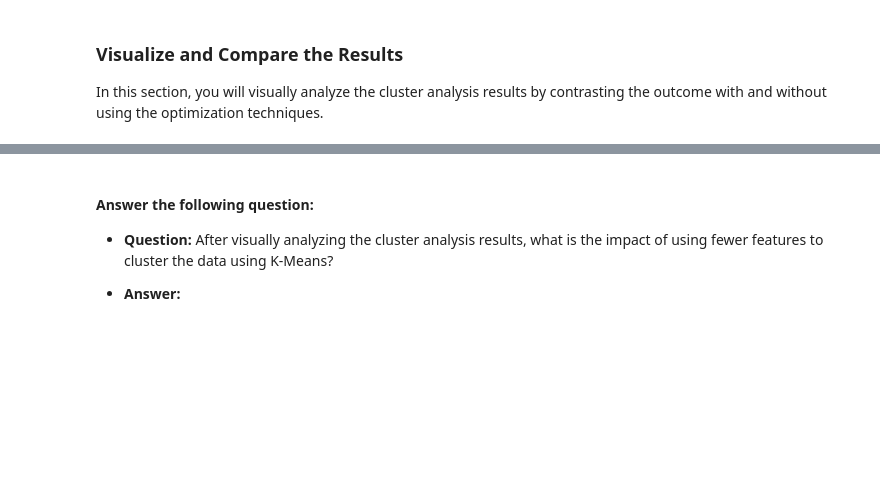
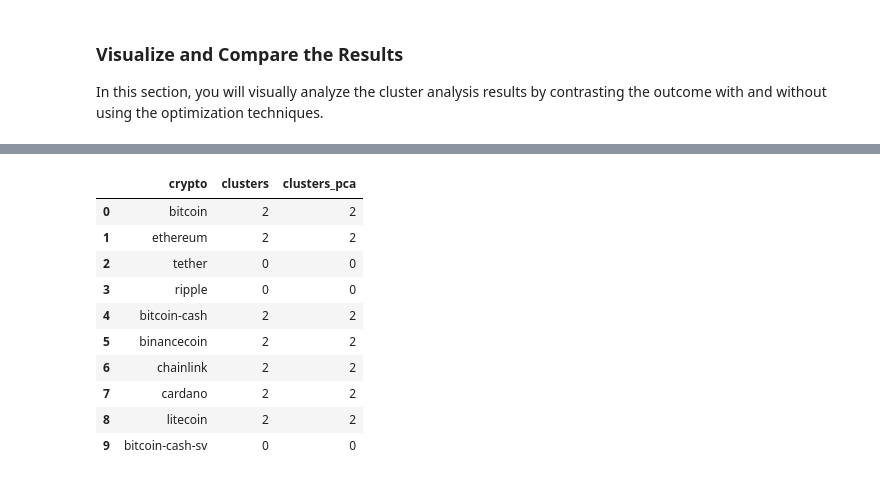
Before and after one commit to danielmolina81/CryptoClustering, a Jupyter notebook: Crypto_Clustering.ipynb, the cells around one changed output, grey strips where cells are left out. Cells and saved outputs as stored; diff of their text form; code cells hidden in the pictures; blank space fills up the shorter version.

```diff
--- a/Crypto_Clustering.ipynb
+++ b/Crypto_Clustering.ipynb
@@ -367,2 +371,3 @@ df_elbow_pca.hvplot.line(
 # %%
 # Fit the K-Means model using the PCA data
+kmeans_model_pca.fit(df_pca)
@@ -369,4 +376,6 @@ df_elbow_pca.hvplot.line(
 # %%
 # Predict the clusters to group the cryptocurrencies using the PCA data
+clusters_pca = kmeans_model_pca.predict(df_pca)
 
 # Print the resulting array of cluster values.
+clusters_pca[:5]
@@ -373,8 +384,9 @@ df_elbow_pca.hvplot.line(
 # %%
 # Create a copy of the DataFrame with the PCA data
-
+df_clusters_pca = df_pca.copy()
 
 # Add a new column to the DataFrame with the predicted clusters
-
+df_clusters_pca['clusters_pca'] = clusters_pca
 
 # Display sample data
+df_clusters_pca.head()
@@ -384,3 +404,15 @@ df_elbow_pca.hvplot.line(
 # Color the graph points with the labels found using K-Means and
 # add the crypto name in the `hover_cols` parameter to identify
 # the cryptocurrency represented by each data point.
+df_clusters_pca['crypto'] = df_clusters_pca.index
+
+clusters_pca_chart = df_clusters_pca.hvplot.scatter(
+    x="PCA1",
+    y="PCA2",
+    by="clusters_pca",
+    hover_cols= ['crypto'],
+    title= 'K-means clusters PCA'
+)
+hvplot.save(obj= clusters_pca_chart, filename= 'Pics/clusters_pca_chart.png', fmt='png')
+
+clusters_pca_chart
@@ -396,6 +444,22 @@ In this section, you will visually analyze the cluster analysis results by contr
-# %% [markdown]
-#### Answer the following question:
-
-  * **Question:** After visually analyzing the cluster analysis results, what is the impact of using fewer features to cluster the data using K-Means?
-
-  * **Answer:**
+# %%
+# DataFrame to compare clusters created with and without PCA
+
+crypto = list(df_clusters_pca['crypto'])
+comparison = {'crypto': crypto,
+      'clusters': clusters,
+      'clusters_pca': clusters_pca}
+
+comparison_df= pd.DataFrame(comparison)
+comparison_df.head(10)
+# %% [output]
+|  | crypto | clusters | clusters_pca |
+| 0 | bitcoin | 2 | 2 |
+| 1 | ethereum | 2 | 2 |
+| 2 | tether | 0 | 0 |
+| 3 | ripple | 0 | 0 |
+| 4 | bitcoin-cash | 2 | 2 |
+| 5 | binancecoin | 2 | 2 |
+| 6 | chainlink | 2 | 2 |
+| 7 | cardano | 2 | 2 |
+| 8 | litecoin | 2 | 2 |
+| 9 | bitcoin-cash-sv | 0 | 0 |
```
Also changed, not shown: parts of 13 cells of this notebook, 8 other files.
